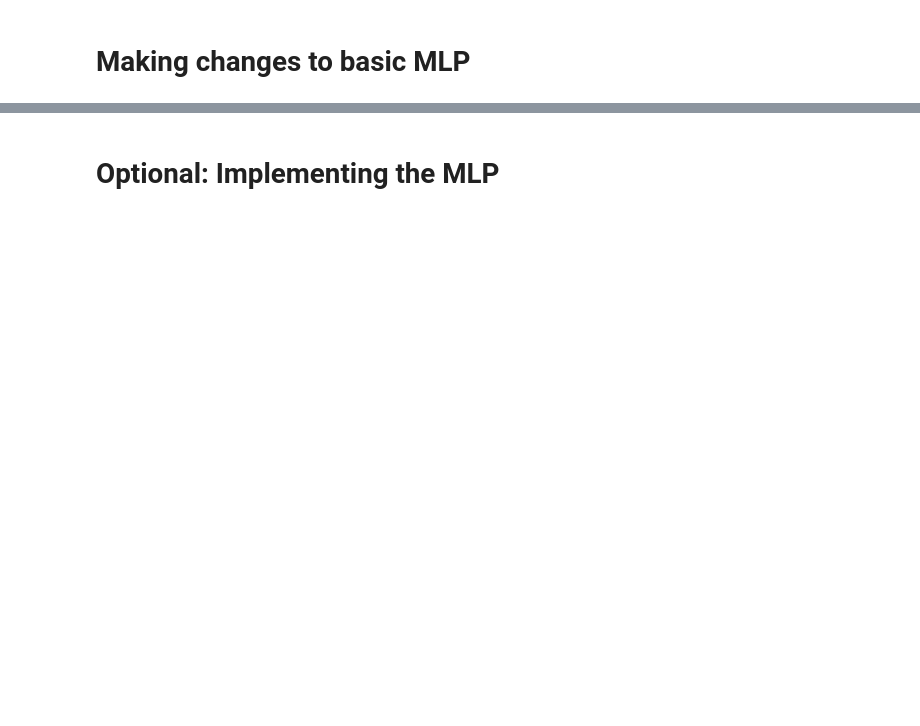
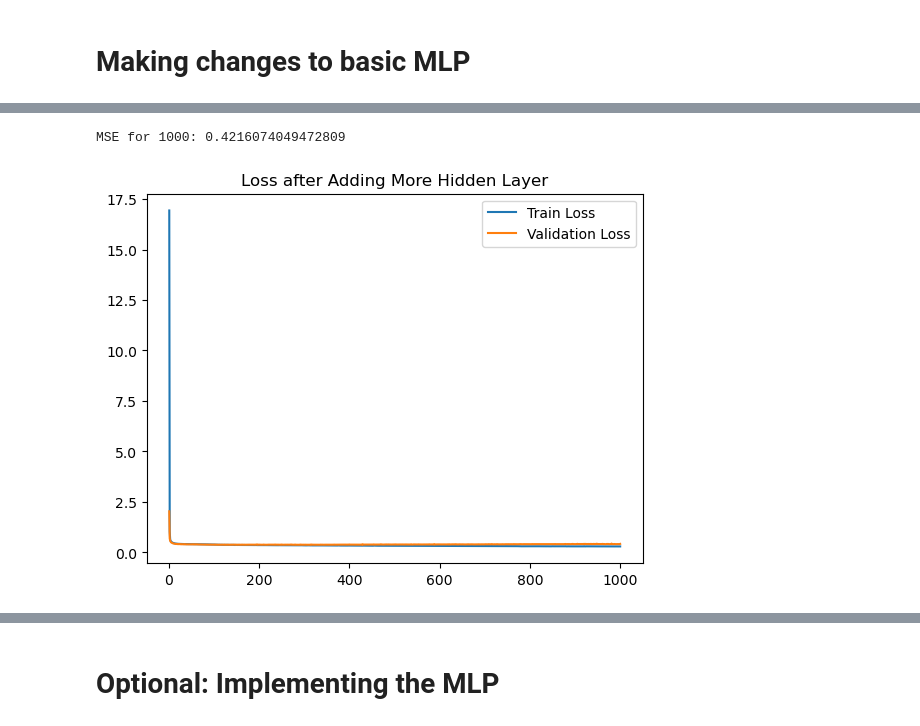
Before and after one commit to USFCA-CS663-Spring2024/mlp-multi-layer-perceptron-MingdaMa, a Jupyter notebook: Assignment 4 - MLP.ipynb, the cells around one changed output, grey strips where cells are left out. Cells and saved outputs as stored; diff of their text form; code cells hidden in the pictures; blank space fills up the shorter version.

```diff
--- a/Assignment 4 - MLP.ipynb
+++ b/Assignment 4 - MLP.ipynb
@@ -377,3 +414,18 @@ ImprovedMLP(
-# %%
-criterion = torch.nn.MSELoss()
-optimizer = torch.optim.SGD(params=model.parameters(), lr=0.001, momentum=0.95)
+# %%
+optimizer = get_sgd_optimizer(model, 0.0001, 0.95)
+# %%
+epochs = 1000
+
+train_loss = []
+valid_loss = []
+
+training_func(model, optimizer, epochs, train_loss, valid_loss)
+
+hyp_test = model.forward(test_x)
+test_loss = criterion(hyp_test, test_y)
+print(f'MSE for {epochs}: {test_loss}')
+
+plot_loss_curves(np.linspace(1, epochs, epochs), train_loss, valid_loss, 'Loss after Adding More Hidden Layer')
+# %% [output]
+MSE for 1000: 0.4216074049472809
+[figure, added]
```
Also changed, not shown: parts of 47 cells of this notebook.
